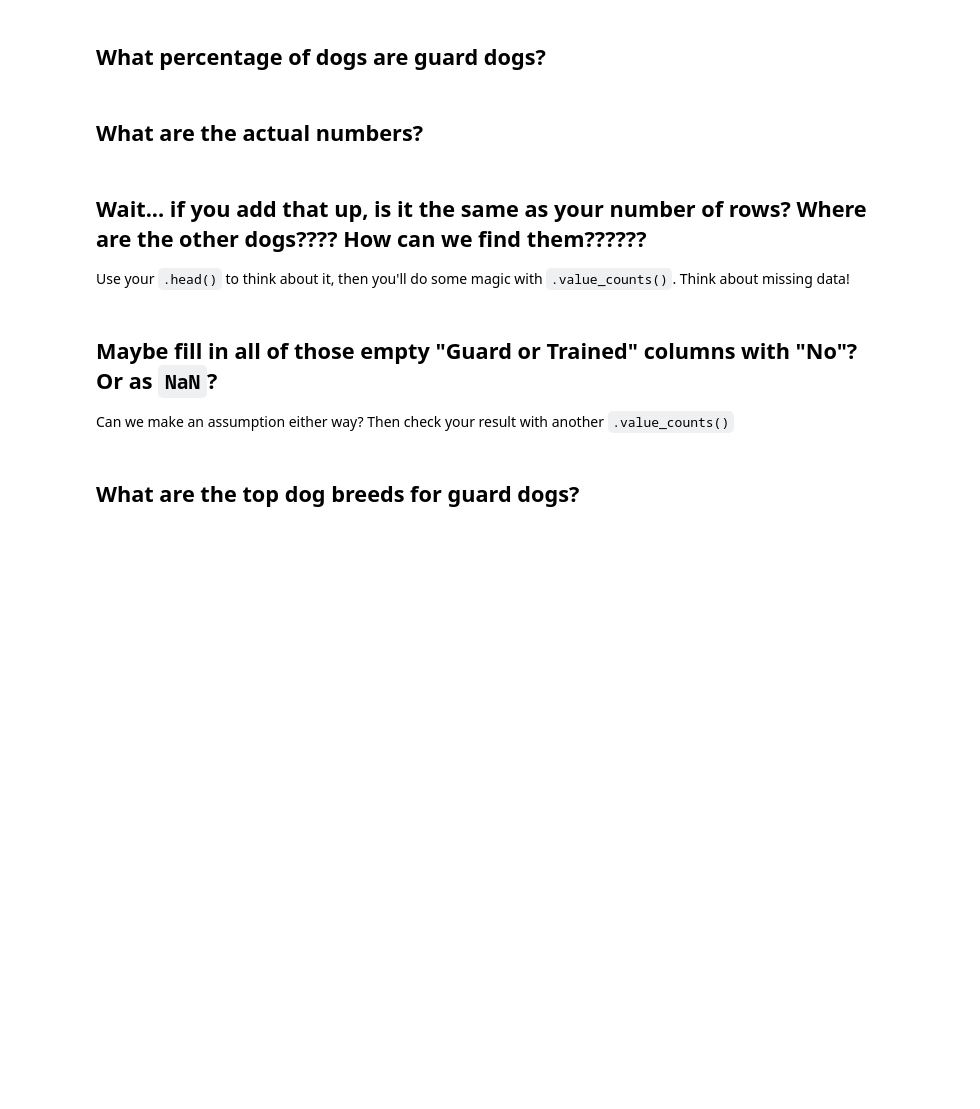
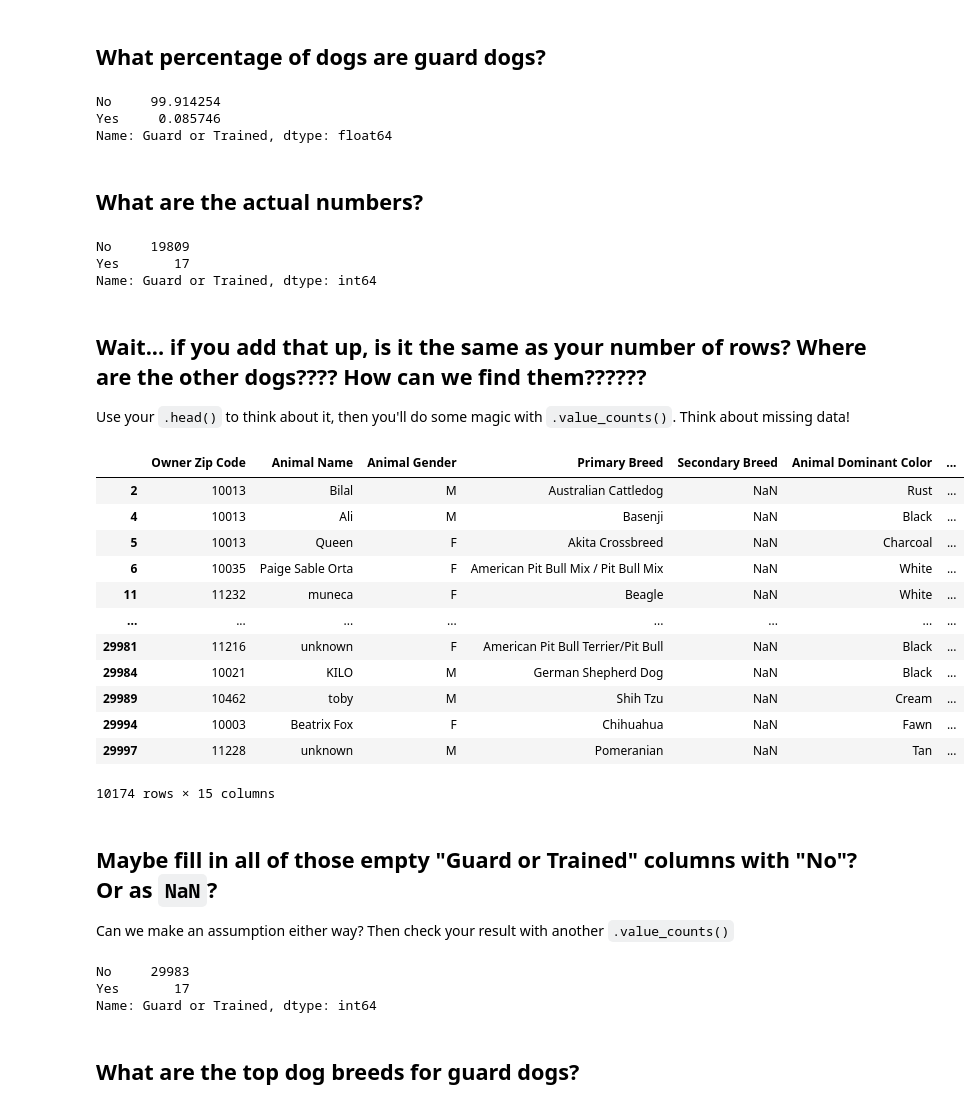
Before and after one commit to obverter/lede-homework-7, a Jupyter notebook: 07-homework/dogs/Dataset TWO - Dogs.ipynb, the cells around one changed output. Drawn from its saved outputs; the diff is of its cells as text; code cells hidden in the pictures; blank space fills up the shorter version.

```diff
--- a/07-homework/dogs/Dataset TWO - Dogs.ipynb
+++ b/07-homework/dogs/Dataset TWO - Dogs.ipynb
@@ -35,14 +120,48 @@ Think of four questions you could ask this dataset. **Don't ask them**, just wri
 # %% [markdown]
 ## What percentage of dogs are guard dogs?
+# %%
+df['Guard or Trained'].value_counts(normalize=True) * 100
+# %% [output]
+No     99.914254
+Yes     0.085746
+Name: Guard or Trained, dtype: float64
 # %% [markdown]
 ## What are the actual numbers?
+# %%
+df['Guard or Trained'].value_counts()
+# %% [output]
+No     19809
+Yes       17
+Name: Guard or Trained, dtype: int64
 # %% [markdown]
 ## Wait... if you add that up, is it the same as your number of rows? Where are the other dogs???? How can we find them??????
 
 Use your `.head()` to think about it, then you'll do some magic with `.value_counts()`. Think about missing data!
+# %%
+df[df['Guard or Trained'].isna()]
+# %% [output]
+|  | Owner Zip Code | Animal Name | Animal Gender | Primary Breed | Secondary Breed | Animal Dominant Color | ... |
+| 2 | 10013 | Bilal | M | Australian Cattledog | NaN | Rust | ... |
+| 4 | 10013 | Ali | M | Basenji | NaN | Black | ... |
+| 5 | 10013 | Queen | F | Akita Crossbreed | NaN | Charcoal | ... |
+| 6 | 10035 | Paige Sable Orta | F | American Pit Bull Mix / Pit Bull Mix | NaN | White | ... |
+| 11 | 11232 | muneca | F | Beagle | NaN | White | ... |
+| ... | ... | ... | ... | ... | ... | ... | ... |
+| 29981 | 11216 | unknown | F | American Pit Bull Terrier/Pit Bull | NaN | Black | ... |
+| 29984 | 10021 | KILO | M | German Shepherd Dog | NaN | Black | ... |
+| 29989 | 10462 | toby | M | Shih Tzu | NaN | Cream | ... |
+| 29994 | 10003 | Beatrix Fox | F | Chihuahua | NaN | Fawn | ... |
+| 29997 | 11228 | unknown | M | Pomeranian | NaN | Tan | ... |
+10174 rows × 15 columns
 # %% [markdown]
 ## Maybe fill in all of those empty "Guard or Trained" columns with "No"? Or as `NaN`?
 
 Can we make an assumption either way? Then check your result with another `.value_counts()`
+# %%
+df['Guard or Trained'].fillna('No').value_counts()
+# %% [output]
+No     29983
+Yes       17
+Name: Guard or Trained, dtype: int64
 # %% [markdown]
 ## What are the top dog breeds for guard dogs?
```
Also changed, not shown: parts of 25 cells of this notebook, 2 other files.
